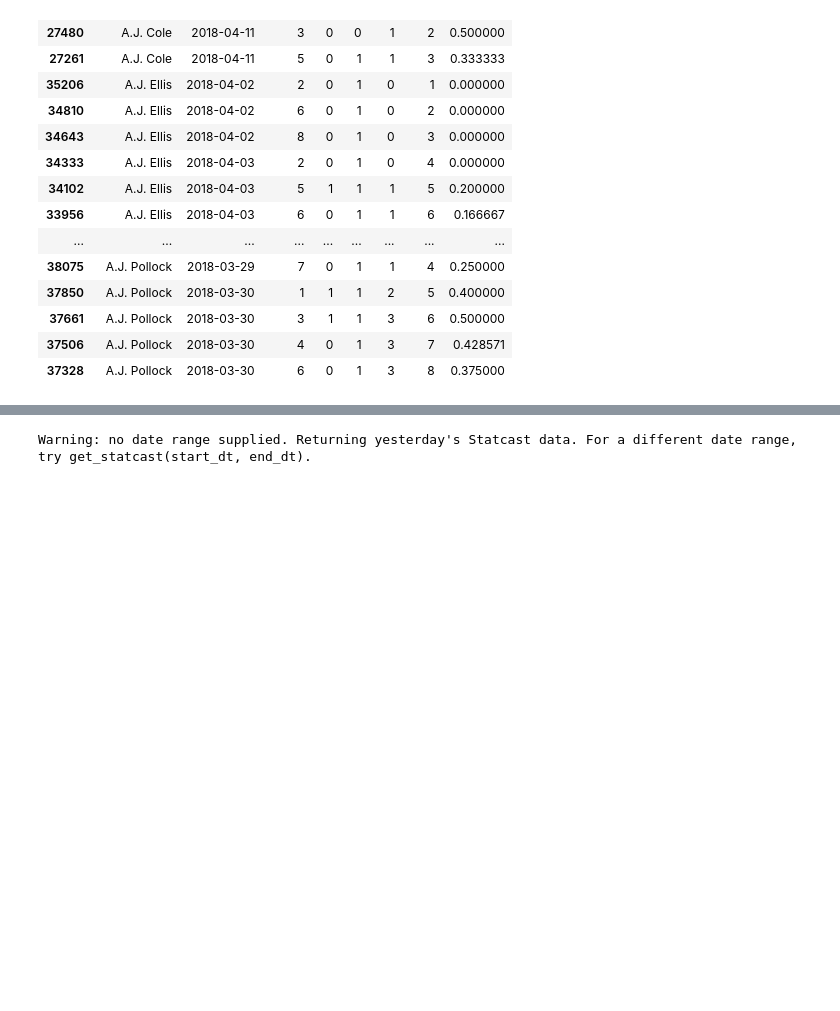
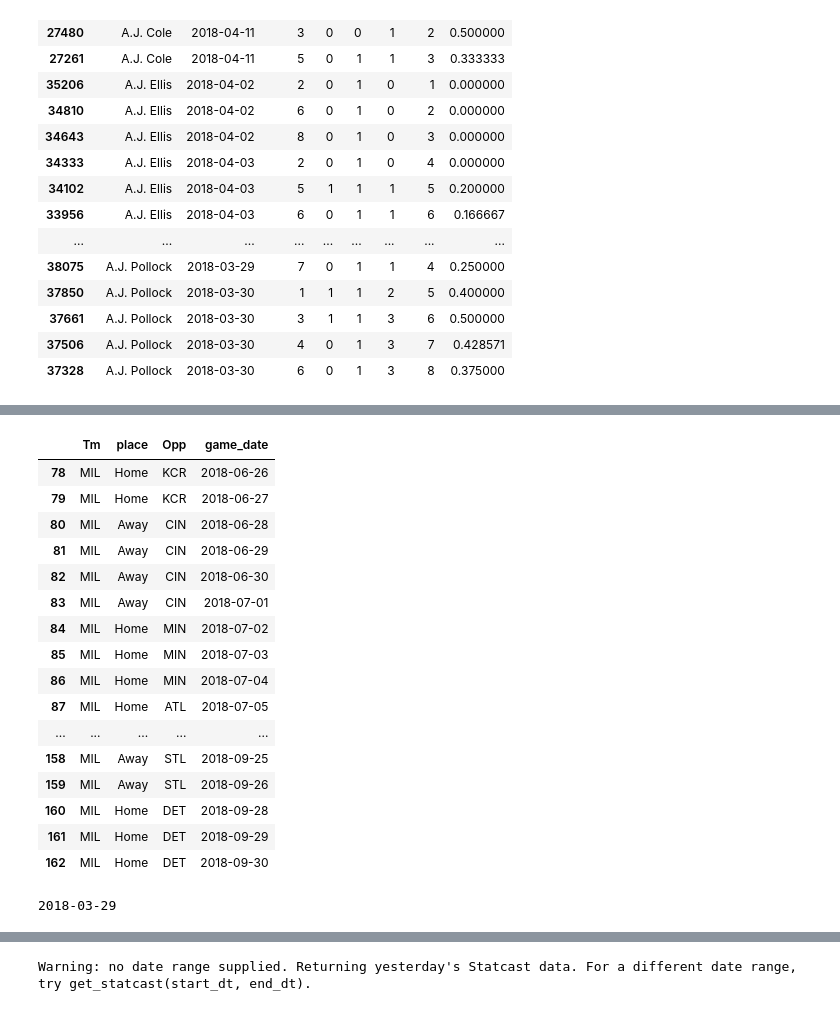
Before and after one commit to irickman/Batting-Average-Tableau, a Jupyter notebook: Batting Average/Batting Average.ipynb, the cells around one changed output, grey strips where cells are left out. Saved outputs shown, nothing was run; the diff lists cells and outputs as text; code cells hidden in the pictures; blank space fills up the shorter version.

```diff
--- a/Batting Average/Batting Average.ipynb
+++ b/Batting Average/Batting Average.ipynb
@@ -89,3 +92,21 @@ df[['player_name','date','inning','hit','ab','htd','abtd','avg']].sort_values(['
 | 37661 | A.J. Pollock | 2018-03-30 | 3 | 1 | 1 | 3 | 6 | 0.500000 |
 | 37506 | A.J. Pollock | 2018-03-30 | 4 | 0 | 1 | 3 | 7 | 0.428571 |
 | 37328 | A.J. Pollock | 2018-03-30 | 6 | 0 | 1 | 3 | 8 | 0.375000 |
+# %%
+df['player_team']=df.apply(lambda x: x.home_team if x.inning_topbot=="Bot" else x.away_team,axis=1)
+# %%
+teams=df.player_team.unique()
+# %%
+team_schedule={}
+missed=[]
+for t in teams:
+    try:
+        d=schedule_and_record(2018,t)
+        d['fix_date']=d.Date + " 2018"
+        d['game_date']=pd.to_datetime(d.fix_date.apply(lambda x: datetime.strptime(x,"%A, %b %d %Y")).apply(lambda x: x.strftime("%Y-%m-%d")),infer_datetime_format=True)
+        d['place']=d.Home_Away.apply(lambda x: "Home" if x=="Home" else "Away")
+        d2=d[d.game_date>=datetime.today()][['Tm','place',"Opp","game_date"]]
+        team_schedule[t]=d2
+        time.sleep(3)
+    except ValueError:
+        missed.append(t)
@@ -91,0 +178,26 @@ df[['player_name','date','inning','hit','ab','htd','abtd','avg']].sort_values(['
+# %%
+team_schedule['MIL']
+# %% [output]
+|  | Tm | place | Opp | game_date |
+| 78 | MIL | Home | KCR | 2018-06-26 |
+| 79 | MIL | Home | KCR | 2018-06-27 |
+| 80 | MIL | Away | CIN | 2018-06-28 |
+| 81 | MIL | Away | CIN | 2018-06-29 |
+| 82 | MIL | Away | CIN | 2018-06-30 |
+| 83 | MIL | Away | CIN | 2018-07-01 |
+| 84 | MIL | Home | MIN | 2018-07-02 |
+| 85 | MIL | Home | MIN | 2018-07-03 |
+| 86 | MIL | Home | MIN | 2018-07-04 |
+| 87 | MIL | Home | ATL | 2018-07-05 |
+| ... | ... | ... | ... | ... |
+| 158 | MIL | Away | STL | 2018-09-25 |
+| 159 | MIL | Away | STL | 2018-09-26 |
+| 160 | MIL | Home | DET | 2018-09-28 |
+| 161 | MIL | Home | DET | 2018-09-29 |
+| 162 | MIL | Home | DET | 2018-09-30 |
+# %%
+a=d.Date[1] + " 2018"
+g=datetime.strptime(a,"%A, %b %d %Y")
+print(g.strftime("%Y-%m-%d"))
+# %% [output]
+2018-03-29
```
Also changed, not shown: parts of 7 cells of this notebook, 2 other files.
